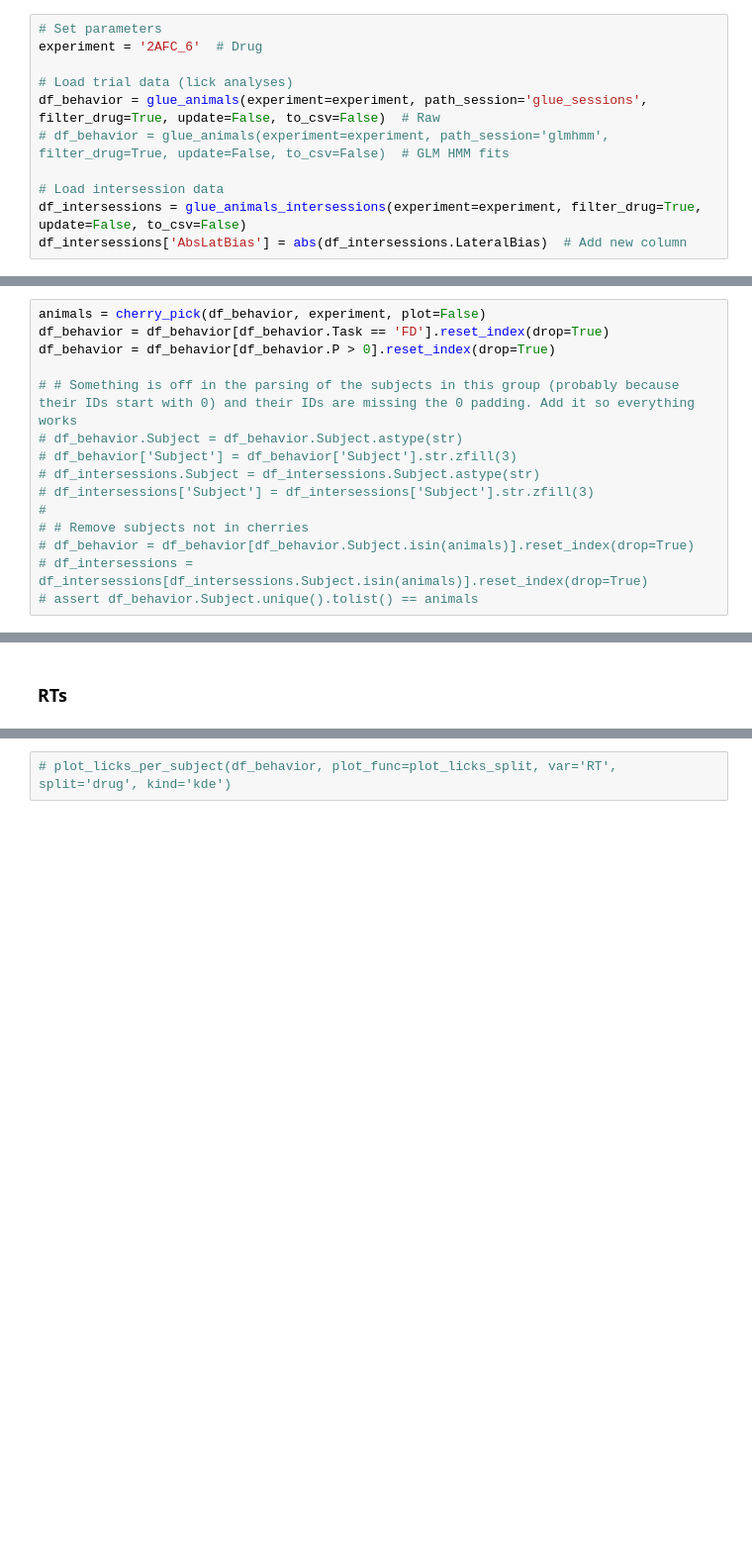
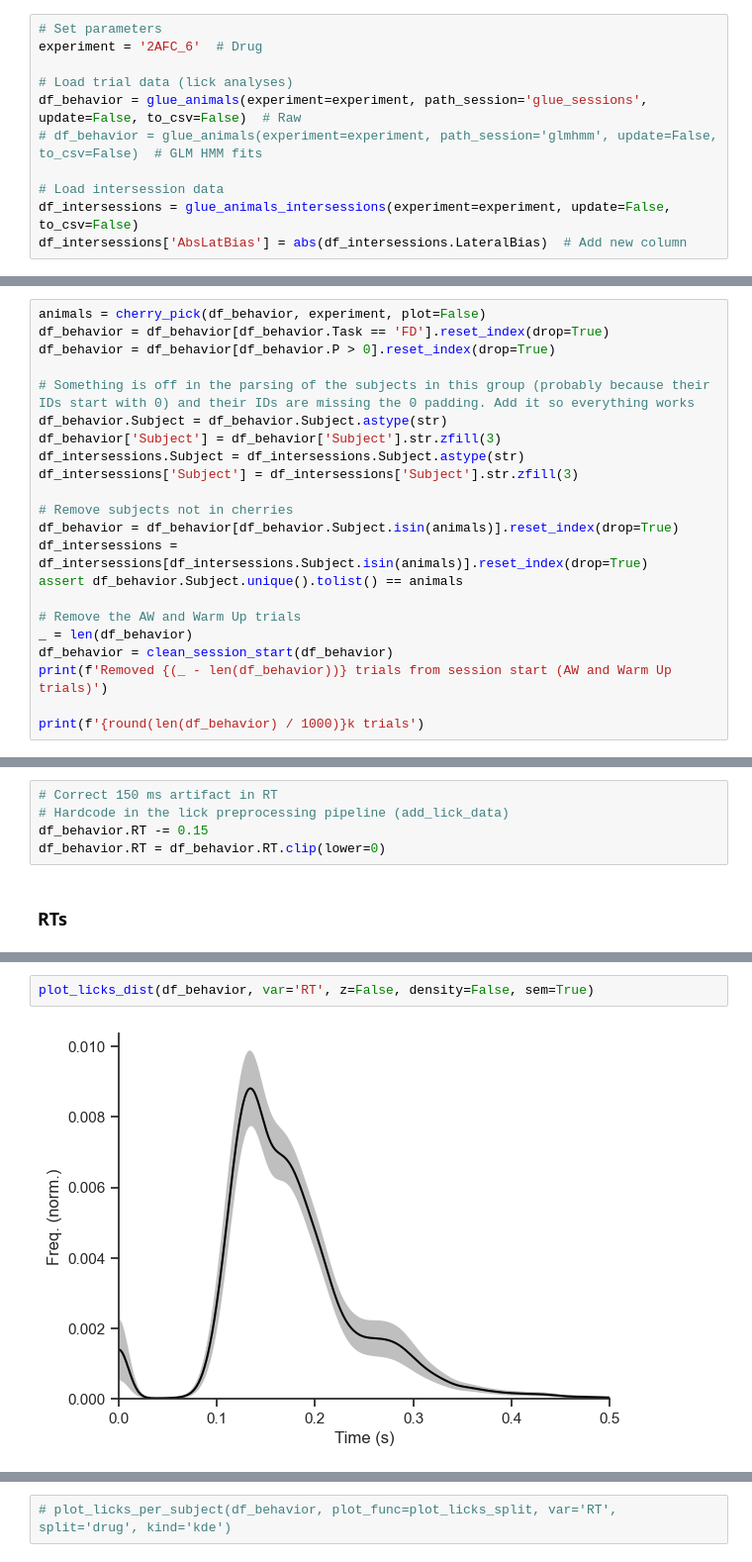
Before and after one commit to 3leni0n/PycharmProjects, a Jupyter notebook: drugs/notebook.ipynb, the cells around one changed output, grey strips where cells are left out. Shown: that part at 99% size. Saved outputs shown, nothing was run; the diff lists cells and outputs as text; blank space fills up the shorter version.

```diff
--- a/drugs/notebook.ipynb
+++ b/drugs/notebook.ipynb
@@ -53,11 +53,11 @@ sns.set_context('notebook')
 experiment = '2AFC_6'  # Drug
 
 # Load trial data (lick analyses)
-df_behavior = glue_animals(experiment=experiment, path_session='glue_sessions', filter_drug=True, update=False, to_csv=False)  # Raw
-# df_behavior = glue_animals(experiment=experiment, path_session='glmhmm', filter_drug=True, update=False, to_csv=False)  # GLM HMM fits
+df_behavior = glue_animals(experiment=experiment, path_session='glue_sessions', update=False, to_csv=False)  # Raw
+# df_behavior = glue_animals(experiment=experiment, path_session='glmhmm', update=False, to_csv=False)  # GLM HMM fits
 
 # Load intersession data
-df_intersessions = glue_animals_intersessions(experiment=experiment, filter_drug=True, update=False, to_csv=False)
+df_intersessions = glue_animals_intersessions(experiment=experiment, update=False, to_csv=False)
 df_intersessions['AbsLatBias'] = abs(df_intersessions.LateralBias)  # Add new column
 # %% [markdown]
 # Filter data
@@ -66,15 +66,22 @@ animals = cherry_pick(df_behavior, experiment, plot=False)
 df_behavior = df_behavior[df_behavior.Task == 'FD'].reset_index(drop=True)
 df_behavior = df_behavior[df_behavior.P > 0].reset_index(drop=True)
 
-# # Something is off in the parsing of the subjects in this group (probably because their IDs start with 0) and their IDs are missing the 0 padding. Add it so everything works
-# df_behavior.Subject = df_behavior.Subject.astype(str)
-# df_behavior['Subject'] = df_behavior['Subject'].str.zfill(3)
-# df_intersessions.Subject = df_intersessions.Subject.astype(str)
-# df_intersessions['Subject'] = df_intersessions['Subject'].str.zfill(3)
-#
-# # Remove subjects not in cherries
-# df_behavior = df_behavior[df_behavior.Subject.isin(animals)].reset_index(drop=True)
-# df_intersessions = df_intersessions[df_intersessions.Subject.isin(animals)].reset_index(drop=True)
-# assert df_behavior.Subject.unique().tolist() == animals
+# Something is off in the parsing of the subjects in this group (probably because their IDs start with 0) and their IDs are missing the 0 padding. Add it so everything works
+df_behavior.Subject = df_behavior.Subject.astype(str)
+df_behavior['Subject'] = df_behavior['Subject'].str.zfill(3)
+df_intersessions.Subject = df_intersessions.Subject.astype(str)
+df_intersessions['Subject'] = df_intersessions['Subject'].str.zfill(3)
+
+# Remove subjects not in cherries
+df_behavior = df_behavior[df_behavior.Subject.isin(animals)].reset_index(drop=True)
+df_intersessions = df_intersessions[df_intersessions.Subject.isin(animals)].reset_index(drop=True)
+assert df_behavior.Subject.unique().tolist() == animals
+
+# Remove the AW and Warm Up trials
+_ = len(df_behavior)
+df_behavior = clean_session_start(df_behavior)
+print(f'Removed {(_ - len(df_behavior))} trials from session start (AW and Warm Up trials)')
+
+print(f'{round(len(df_behavior) / 1000)}k trials')
 # %% [output]
 Number of responded trials in data collection (with evidences):
@@ -206,2 +240,7 @@ print(new_columns)
+# %%
+# Correct 150 ms artifact in RT
+# Hardcode in the lick preprocessing pipeline (add_lick_data)
+df_behavior.RT -= 0.15
+df_behavior.RT = df_behavior.RT.clip(lower=0)
 # %% [markdown]
 ### RTs
@@ -207,0 +346,4 @@ print(new_columns)
+# %%
+plot_licks_dist(df_behavior, var='RT', z=False, density=False, sem=True)
+# %% [output]
+[figure, added]
```
Also changed, not shown: parts of 12 cells of this notebook, 31 other files.
